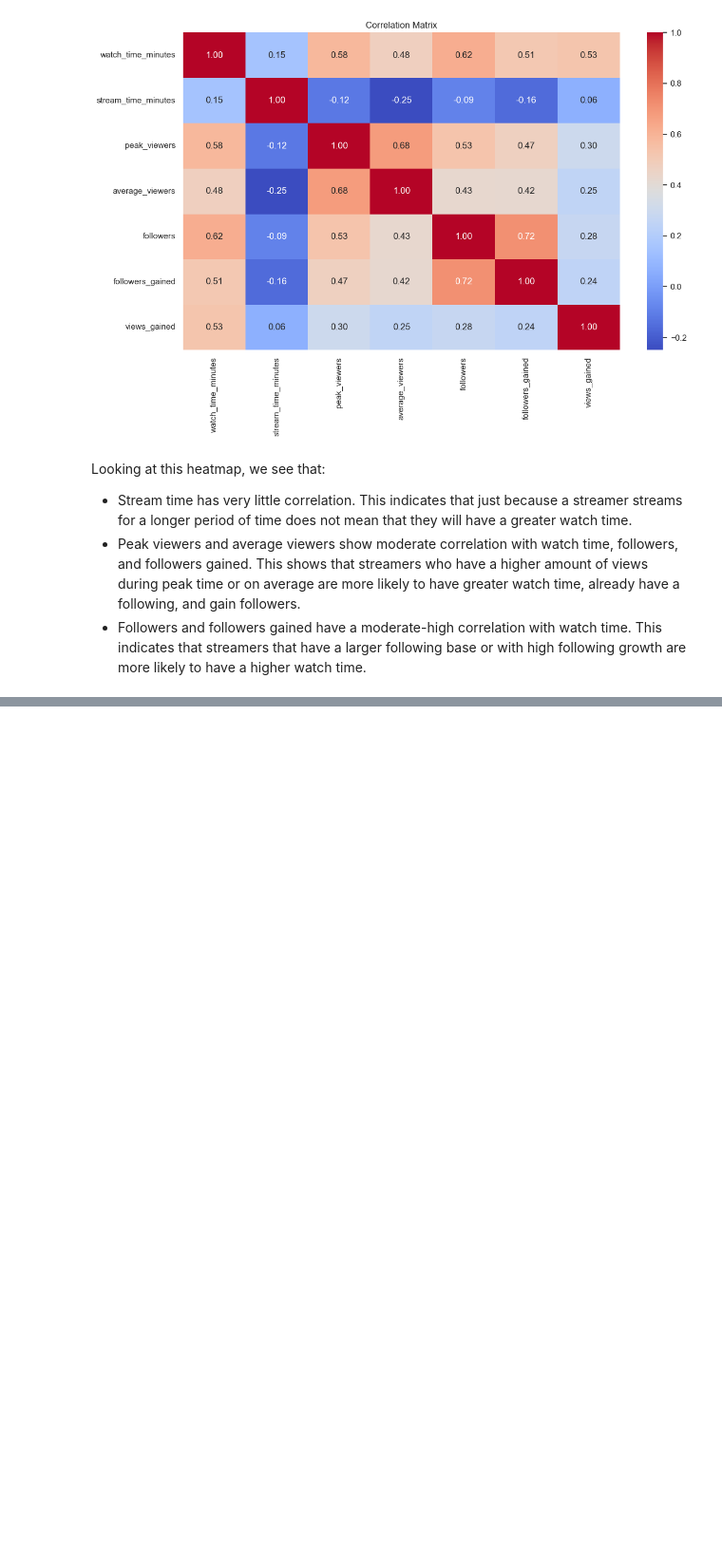
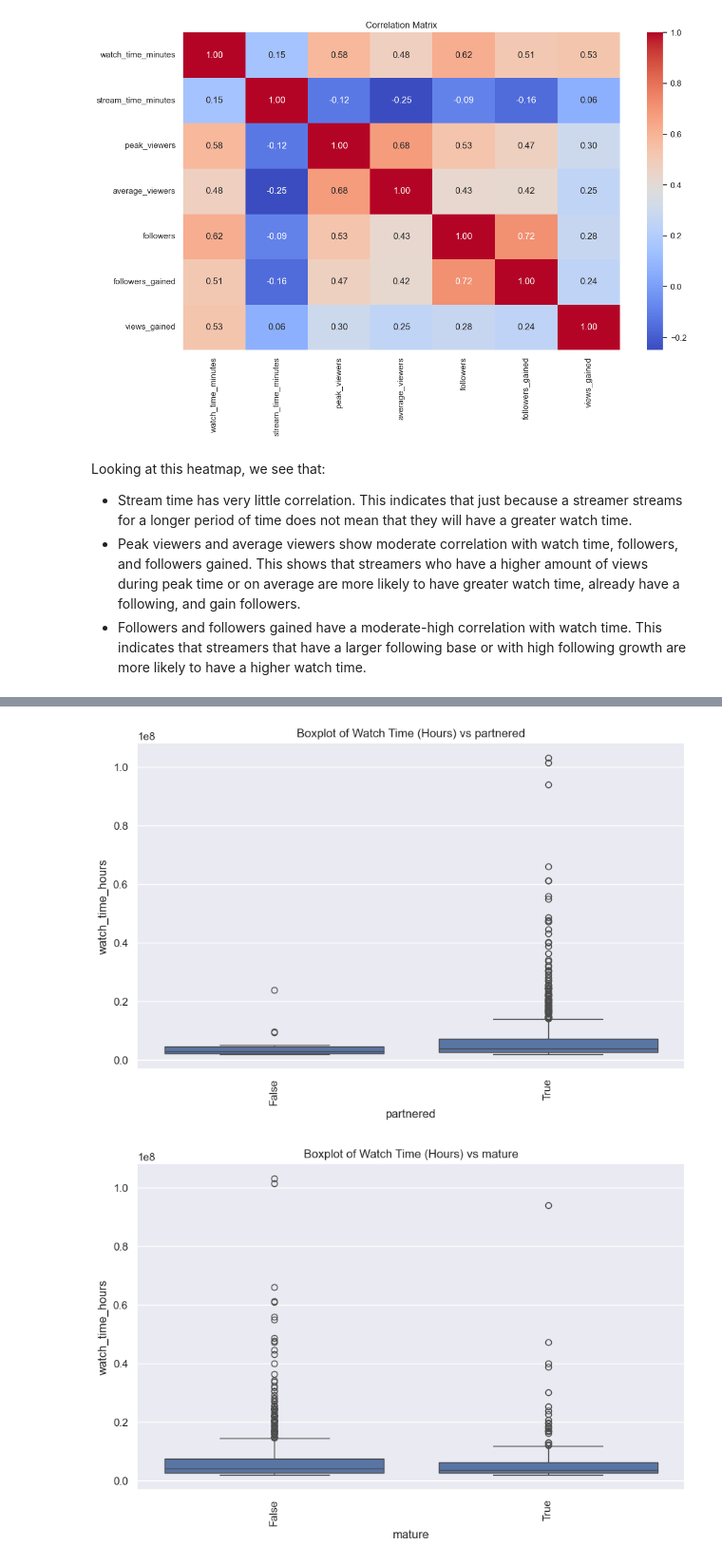
Before and after one commit to jasminejsun/twitch-streamer-analysis, a Jupyter notebook: data-exploratory-analysis.ipynb, the cells around one changed output, grey strips where cells are left out. Shown: that part at 95% size. Drawn from its saved outputs; the diff is of its cells as text; code cells hidden in the pictures; blank space fills up the shorter version.

Commit message:
add categorical variable analysis

```diff
--- a/data-exploratory-analysis.ipynb
+++ b/data-exploratory-analysis.ipynb
@@ -71,0 +75,11 @@ Looking at this heatmap, we see that:
+# %%
+categorical_variables = ['partnered', 'mature', 'language']
+for var in categorical_variables:
+    plt.figure(figsize=(10, 6))
+    sb.boxplot(x=var, y='watch_time_hours', data=df)
+    plt.title(f'Boxplot of Watch Time (Hours) vs {var}')
+    plt.xticks(rotation=90)
+    plt.show()
+# %% [output]
+[figure, added]
+[figure, added]
```
Also changed, not shown: parts of 3 cells of this notebook.
